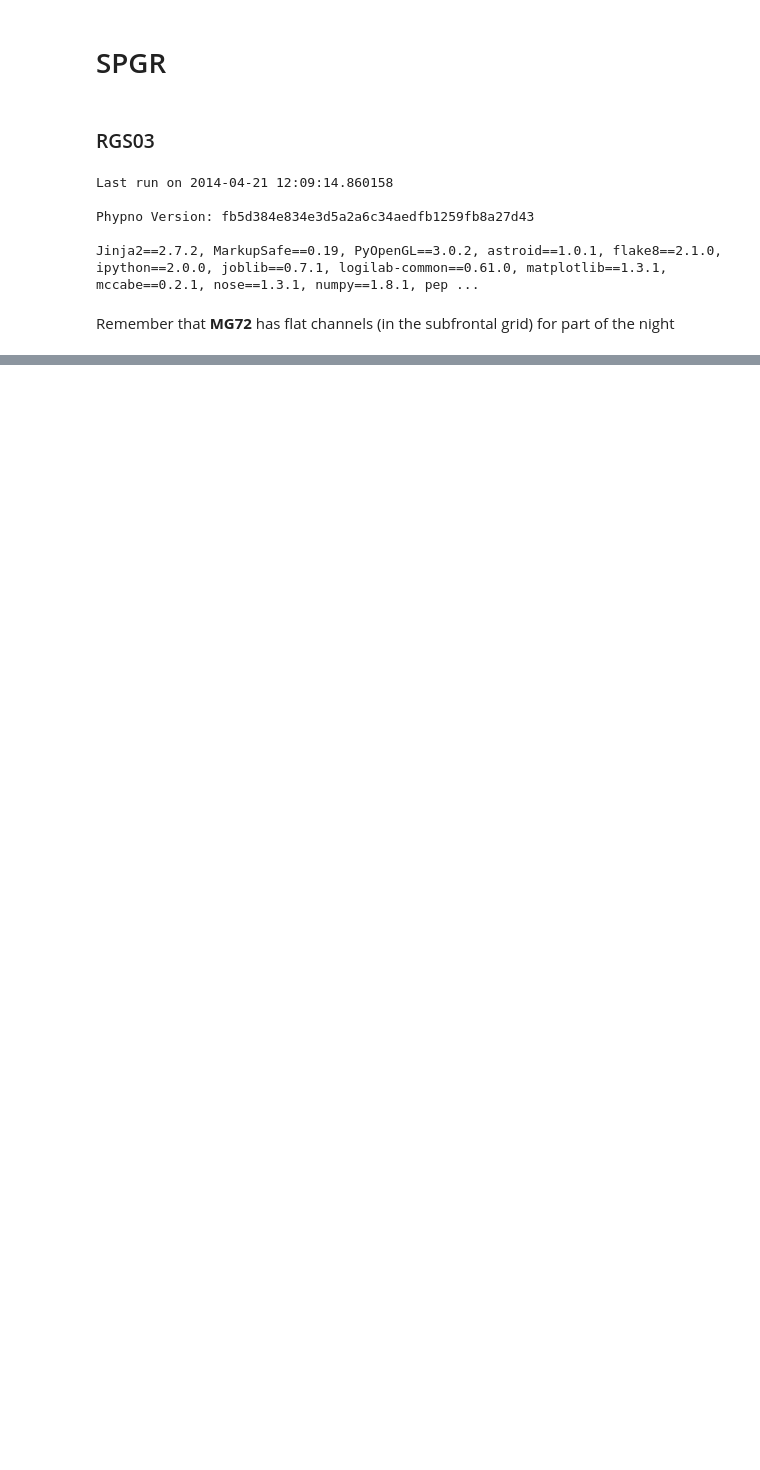
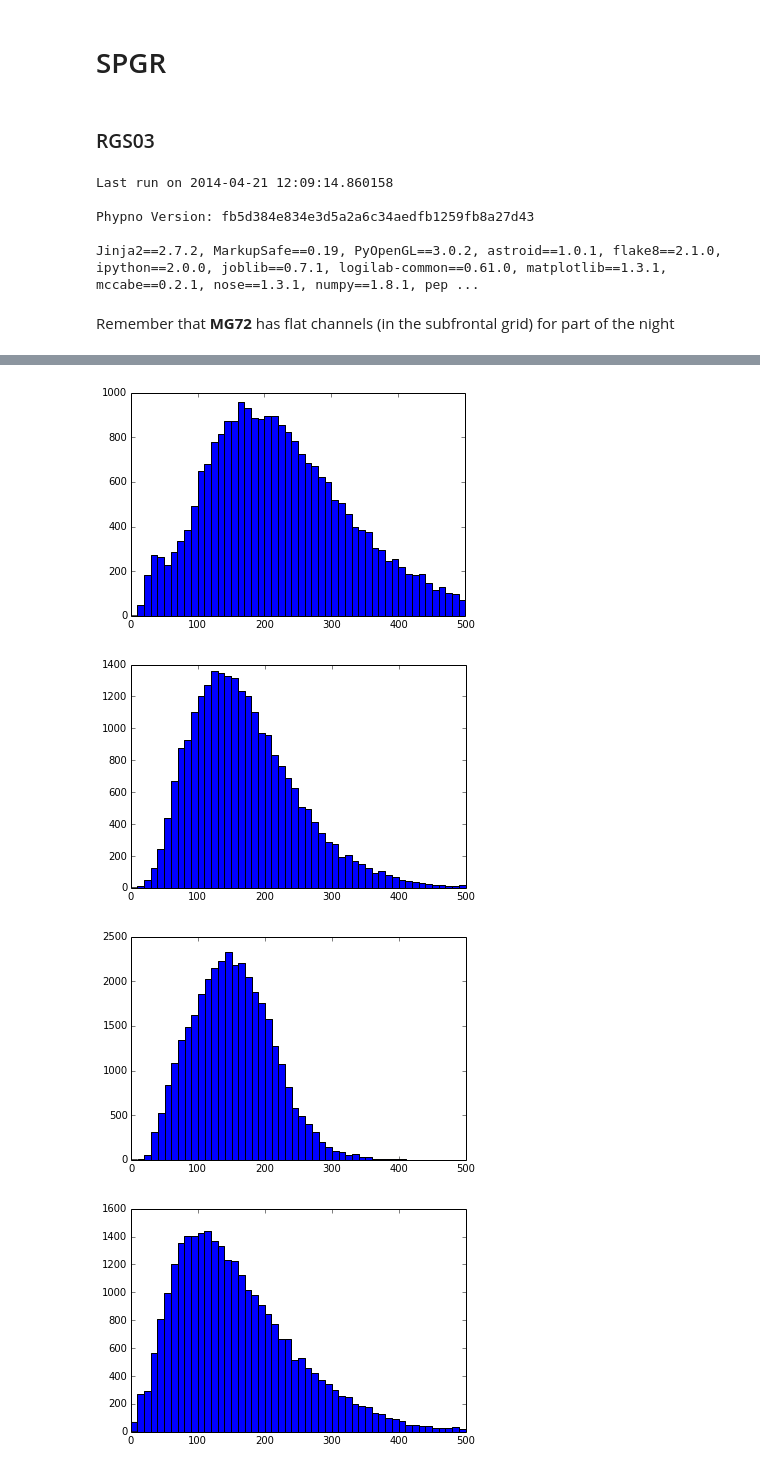
Before and after one commit to gpiantoni/spgr, a Jupyter notebook: main.ipynb, the cells around one changed output, grey strips where cells are left out. Drawn from its saved outputs; the diff is of its cells as text; code cells hidden in the pictures; blank space fills up the shorter version.

```diff
--- a/main.ipynb
+++ b/main.ipynb
@@ -103,0 +162,12 @@ WARNING:lsf:Wall Time: 52.02s, CPU time: 754.07s, speed-up: 14.49X
+# %%
+for spindles in all_spindles:
+    auc = [x['area_under_curve'] for x in spindles]
+    figure()
+    x_lim = (0, 500)
+    hist(auc, range=x_lim, bins=50)
+    gca().set_xlim(x_lim);
+# %% [output]
+[figure, added]
+[figure, added]
+[figure, added]
+[figure, added]
```
Also changed, not shown: parts of 13 cells of this notebook.
